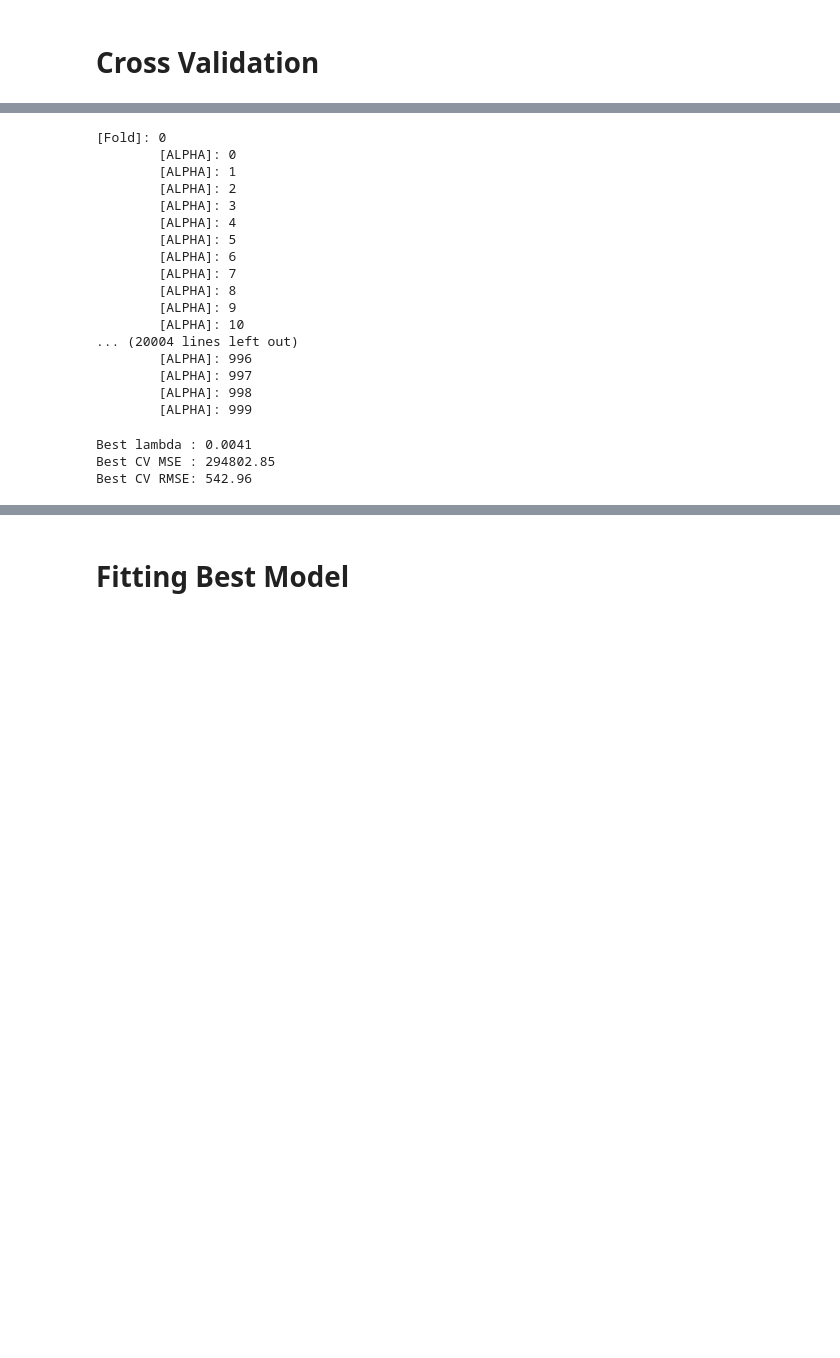
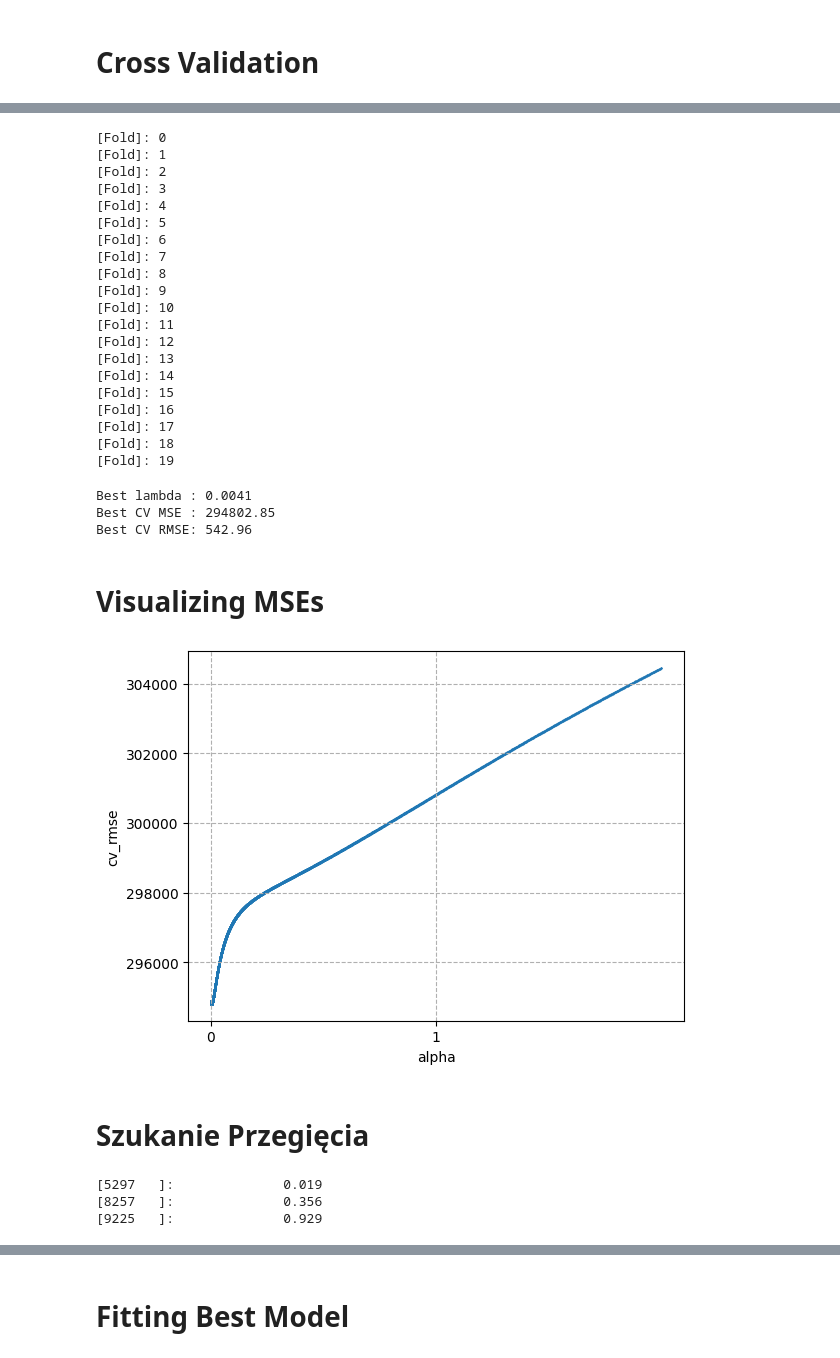
Before and after one commit to Karolcha100/SAD_2026_proj2_in_python, a Jupyter notebook: 01-ridge-regression.ipynb, the cells around one changed output, grey strips where cells are left out. Cells and saved outputs as stored; diff of their text form; code cells hidden in the pictures; blank space fills up the shorter version.

Commit message:
done 674 points

```diff
--- a/01-ridge-regression.ipynb
+++ b/01-ridge-regression.ipynb
@@ -35,6 +35,6 @@ X = df_train[[col for col in df_train.columns if col != "count"]].to_numpy()
 
 y = df_train["count"].to_numpy()
 
-alphas = np.logspace(-6, 1, 1000)
+alphas = np.logspace(-4, np.log10(2), 1_000)
 
 kf = KFold(n_splits=20, shuffle=True, random_state=RANDOM_STATE)
@@ -47,22 +52,25 @@ results = cross_validate_ridge(
 )
 # %% [output]
 [Fold]: 0
-        [ALPHA]: 0
-        [ALPHA]: 1
-        [ALPHA]: 2
-        [ALPHA]: 3
-        [ALPHA]: 4
-        [ALPHA]: 5
-        [ALPHA]: 6
-        [ALPHA]: 7
-        [ALPHA]: 8
-        [ALPHA]: 9
-        [ALPHA]: 10
-... (20004 lines left out)
-        [ALPHA]: 996
-        [ALPHA]: 997
-        [ALPHA]: 998
-        [ALPHA]: 999
+[Fold]: 1
+[Fold]: 2
+[Fold]: 3
+[Fold]: 4
+[Fold]: 5
+[Fold]: 6
+[Fold]: 7
+[Fold]: 8
+[Fold]: 9
+[Fold]: 10
+[Fold]: 11
+[Fold]: 12
+[Fold]: 13
+[Fold]: 14
+[Fold]: 15
+[Fold]: 16
+[Fold]: 17
+[Fold]: 18
+[Fold]: 19
 # %%
 print(f"Best lambda : {results['best_alpha']:.4f}")
 print(f"Best CV MSE : {results['best_cv_mse']:.2f}")
@@ -71,3 +79,5 @@ print(f"Best CV RMSE: {results['best_cv_rmse']:.2f}")
 Best lambda : 0.0041
 Best CV MSE : 294802.85
 Best CV RMSE: 542.96
+# %% [markdown]
+# Visualizing MSEs
@@ -73,0 +87,16 @@ Best CV RMSE: 542.96
+# %%
+def plot_error(alphas: np.ndarray, cv_error: np.ndarray, sel_point_idx: int|None = None) -> None:
+    plt.scatter(alphas, cv_error, s = 1, marker = ".")
+    plt.xlabel("alpha")
+    plt.ylabel("cv_rmse")
+
+    if sel_point_idx is not None:
+        plt.axvline(alphas[sel_point_idx], color = "red", ls = "--", lw = 0.5)
+
+    plt.grid(True, ls = "--")
+# %%
+plot_error(alphas, results["cv_mse"])
+# %% [output]
+[figure, added]
+# %% [markdown]
+# Szukanie Przegięcia
@@ -73,0 +164,9 @@ Best CV RMSE: 542.96
+# %%
+inflection_idxs = find_inflection_points(alphas, results["cv_mse"])
+
+for alph_idx, alpha in zip(inflection_idxs, alphas[inflection_idxs]):
+    print(f"[{alph_idx}\t]:\t\t{alpha:.3f}")
+# %% [output]
+[5297   ]:              0.019
+[8257   ]:              0.356
+[9225   ]:              0.929
```
Also changed, not shown: parts of 10 cells of this notebook, 7 other files.
